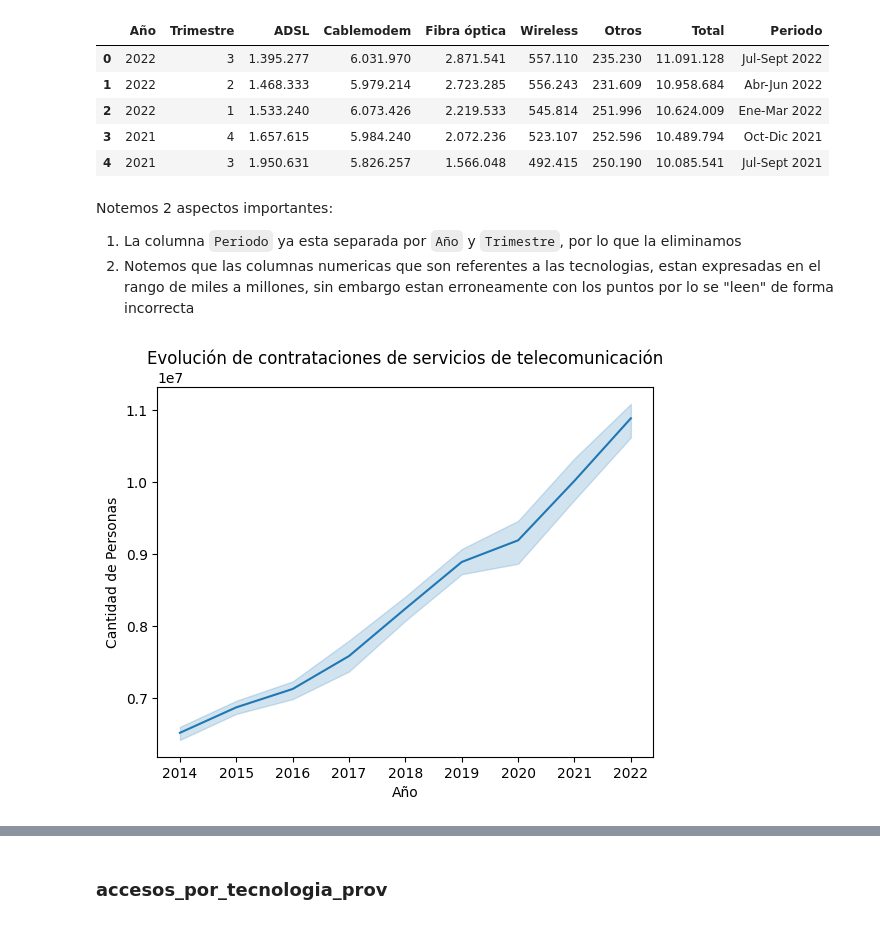
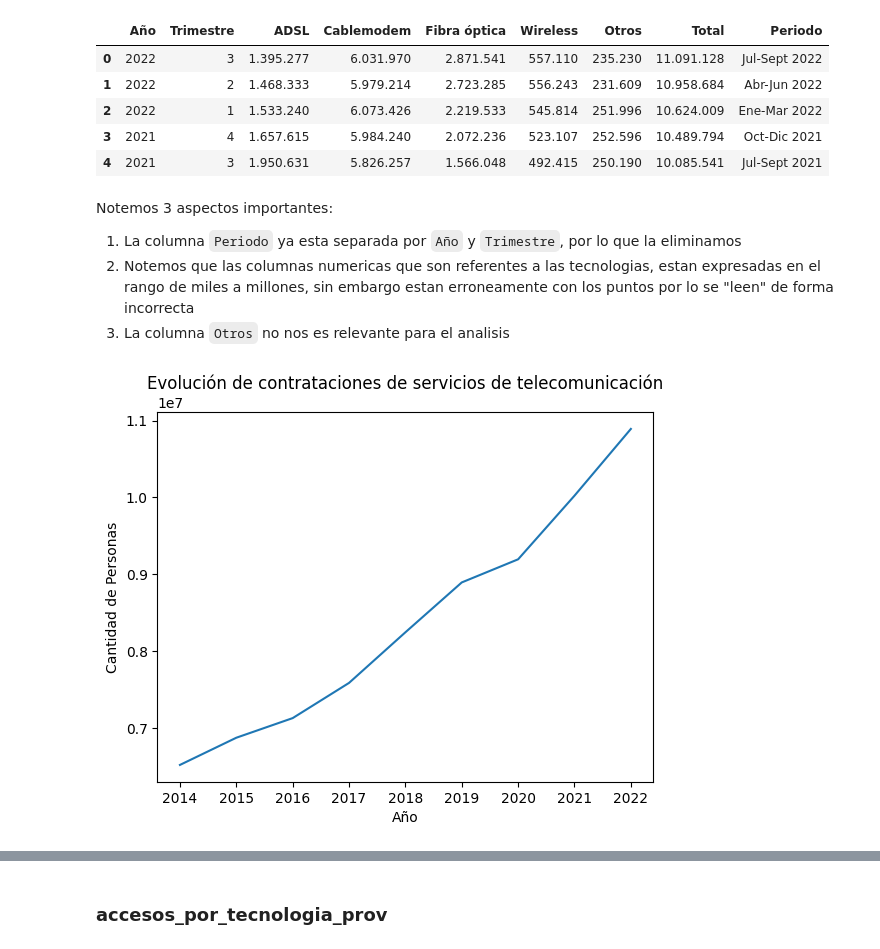
Before and after one commit to Gabrielnm7/Telecommunication-Analytics-Project, a Jupyter notebook: EDA.ipynb, the cells around one changed output, grey strips where cells are left out. Saved outputs shown, nothing was run; the diff lists cells and outputs as text; code cells hidden in the pictures.

```diff
--- a/EDA.ipynb
+++ b/EDA.ipynb
@@ -109,9 +110,10 @@ accesos_por_tecnologia.head()
 | 3 | 2021 | 4 | 1.657.615 | 5.984.240 | 2.072.236 | 523.107 | 252.596 | 10.489.794 | Oct-Dic 2021 |
 | 4 | 2021 | 3 | 1.950.631 | 5.826.257 | 1.566.048 | 492.415 | 250.190 | 10.085.541 | Jul-Sept 2021 |
 # %% [markdown]
-Notemos 2 aspectos importantes:
+Notemos 3 aspectos importantes:
 1. La columna `Periodo` ya esta separada por `Año` y `Trimestre`, por lo que la eliminamos
 2. Notemos que las columnas numericas que son referentes a las tecnologias, estan expresadas en el rango de miles a millones, sin embargo estan erroneamente con los puntos por lo se "leen" de forma incorrecta
+3. La columna `Otros` no nos es relevante para el analisis
 # %%
 # Creamos una funcion generalizada para transformar columnas a valor numerico
 def transform_to_numeric(dataset,columnas):
@@ -120,15 +122,15 @@ def transform_to_numeric(dataset,columnas):
         dataset[columna] = pd.to_numeric(dataset[columna])
     return dataset
 # %%
-accesos_por_tecnologia.drop(columns="Periodo",inplace=True)
-columnas = ['ADSL', 'Cablemodem', 'Fibra óptica', 'Wireless','Otros', 'Total']
+accesos_por_tecnologia.drop(columns=["Periodo","Otros"],inplace=True)
+columnas = ['ADSL', 'Cablemodem', 'Fibra óptica', 'Wireless', 'Total']
 accesos_por_tecnologia = transform_to_numeric(accesos_por_tecnologia,columnas)
 # %%
 # Gráfico de línea en Seaborn
-sns.lineplot(data=accesos_por_tecnologia, x='Año', y='Total')
+sns.lineplot(data=accesos_por_tecnologia, x='Año', y='Total',ci=None)
 plt.xlabel('Año')
 plt.ylabel('Cantidad de Personas')
 plt.title('Evolución de contrataciones de servicios de telecomunicación')
 plt.show()
 # %% [output]
-[figure, old version]
+[figure, new version]
```
Also changed, not shown: parts of 40 cells of this notebook, 4 other files.
